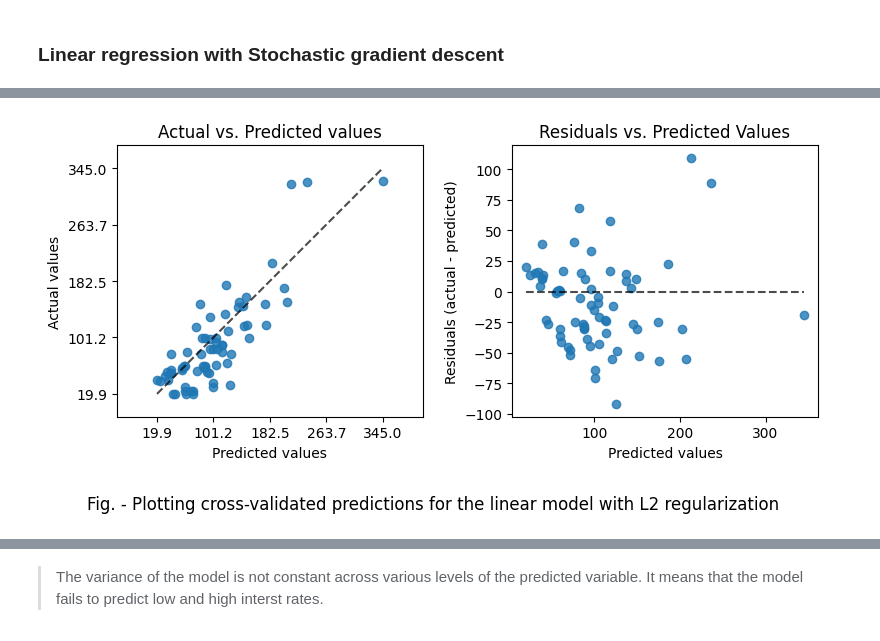
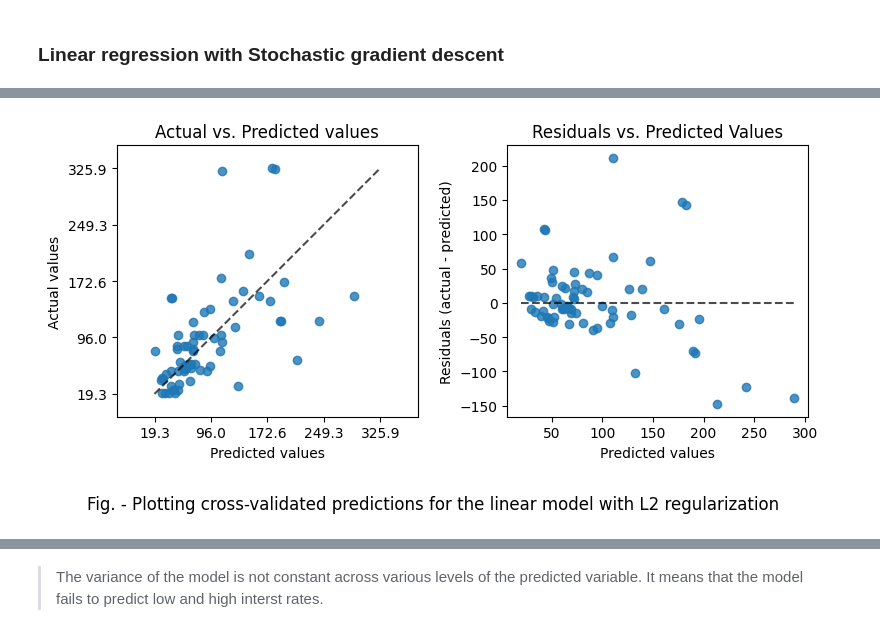
Before and after one commit to Alex1iv/Retail_pricing, a Jupyter notebook: notebooks/Retail_pricing.ipynb, the cells around one changed output, grey strips where cells are left out. Drawn from its saved outputs; the diff is of its cells as text; code cells hidden in the pictures.

```diff
--- a/notebooks/Retail_pricing.ipynb
+++ b/notebooks/Retail_pricing.ipynb
@@ -683,3 +736,7 @@ True
+# %%
+#data['product_score'] = data['product_score'].astype('category')
+for i in ['product_score', 'ps1', 'ps2', 'ps3']:
+    data[i] = data[i].astype('category')
 # %% [markdown]
 ### S
 # %%
@@ -724,4 +772,5 @@ Name: s, Length: 676, dtype: float64
 # %% [markdown]
 ## preparation
 # %%
-data.drop(['product_id','month_year', 'qty', 'lag_price', 'unit_price_log', 'total_price_log', 'product_category_name', 'product_subcategory','product_description_lenght', 'product_weight_g'], axis=1, inplace=True) #
+data_copy = data.copy()
+data_copy.drop(['product_id','month_year', 'year', 'qty', 'lag_price', 'unit_price','total_price', 'total_price_log', 'product_category_name', 'product_subcategory','product_description_lenght', 'product_weight_g'], axis=1, inplace=True) #  'month',
@@ -744,11 +801,15 @@ dtype: int64
 # %% [markdown]
 ### Encoding
 # %%
-X,y =  data.drop(['unit_price'], axis=1), data['unit_price']
+# X,y =  data.drop(['unit_price'], axis=1), data['unit_price']
+X,y =  data_copy.drop(['unit_price_log'], axis=1), data_copy['unit_price_log']
 
 numerics = ['int16', 'int32', 'int64', 'float16', 'float32', 'float64']
 
 num_features = [s for s in X.columns if X[s].dtypes in numerics]
 cat_features = [s for s in X.columns if X[s].dtypes == 'object' or X[s].dtypes == 'category']
+
+#ord_features = ['product_description_enc', 'product_score', 'ps1', 'ps2', 'ps3']
+#cat_features = ['calendar_weekend']
 print(num_features)
 # %% [output]
@@ -810,9 +867,6 @@ X_train
 # %% [markdown]
 ### Linear regression with Stochastic gradient descent
 # %%
-from sklearn import linear_model
-from sklearn.metrics import r2_score
-
 # Creation an instance
 lin_sgd = linear_model.SGDRegressor(random_state=random_seed)
 
@@ -822,10 +876,11 @@ lin_sgd.fit(X_train, y_train)
 # Predict target values
 y_pred_train, y_pred_test = lin_sgd.predict(X_train), lin_sgd.predict(X_test)
 
+y_pred_train, y_pred_test = np.exp(y_pred_train), np.exp(y_pred_test)
 
-print(f'MSE: {round(mean_squared_error(y_test, y_pred_test),2)}')
-print(f'MAPE: {round(mean_absolute_percentage_error(y_test, y_pred_test)*100,2)} %')
+print(f'MSE: {round(mean_squared_error(np.exp(y_test), y_pred_test),2)}')
+print(f'MAPE: {round(mean_absolute_percentage_error(np.exp(y_test), y_pred_test)*100,2)} %')
 
-print("Train R^2: {:.3f}".format(r2_score(y_train, y_pred_train)))
-print("Test R^2: {:.3f}".format(r2_score(y_test, y_pred_test)))
+print("Train R^2: {:.3f}".format(r2_score(np.exp(y_train), y_pred_train)))
+print("Test R^2: {:.3f}".format(r2_score(np.exp(y_test), y_pred_test)))
 # %% [output]
@@ -840,30 +895,30 @@ Median abs error: 24.75
 # %%
 fig, ax = plt.subplots(ncols=2, figsize=(8, 4))
 PredictionErrorDisplay.from_predictions(
-    y_test,
+    np.exp(y_test),
     y_pred=y_pred_test,
     kind="actual_vs_predicted",
     subsample=100,
     ax=ax[0],
     random_state=0,
 )
 ax[0].set_title("Actual vs. Predicted values")
 
 PredictionErrorDisplay.from_predictions(
-    y_test,
+    np.exp(y_test),
     y_pred=y_pred_test,
     kind="residual_vs_predicted",
     subsample=100,
     ax=ax[1],
     random_state=0,
 )
 ax[1].set_title("Residuals vs. Predicted Values")
 fig.suptitle("Fig. - Plotting cross-validated predictions for the linear model with L2 regularization", y=-0.05)
 plt.tight_layout()
 
 #plt.savefig('../figures/fig_9.png');
 # %% [output]
-[figure, old version]
+[figure, new version]
 # %%
 # Features and coefficients
 coef_df = pd.DataFrame({'Coefficients': lin_sgd.coef_}, index=X_train.columns)
```
Also changed, not shown: parts of 133 cells of this notebook.
